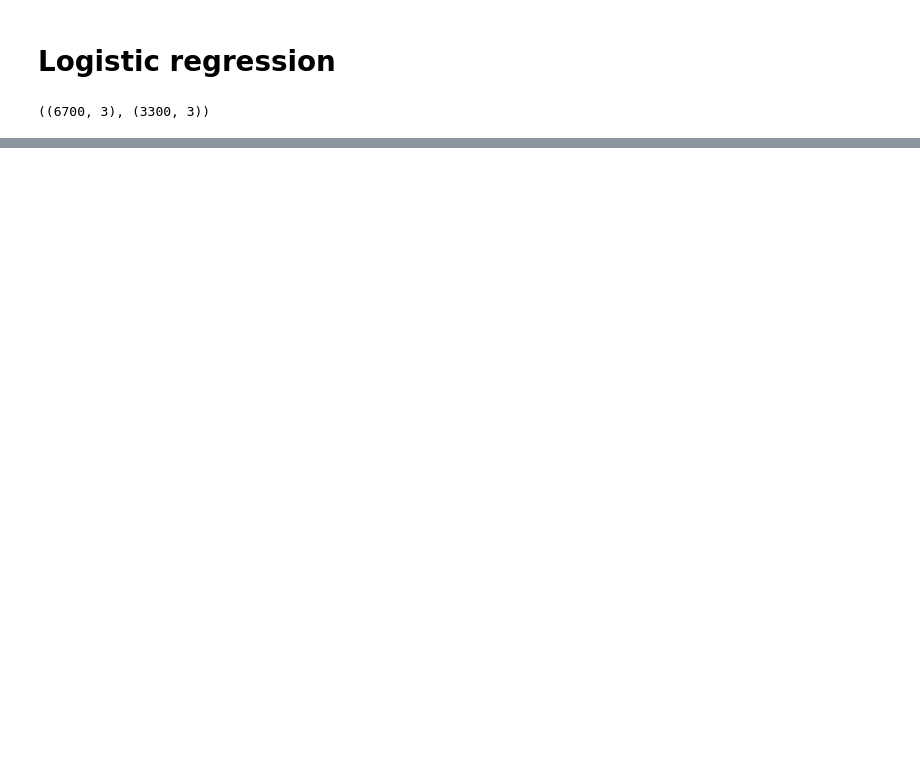
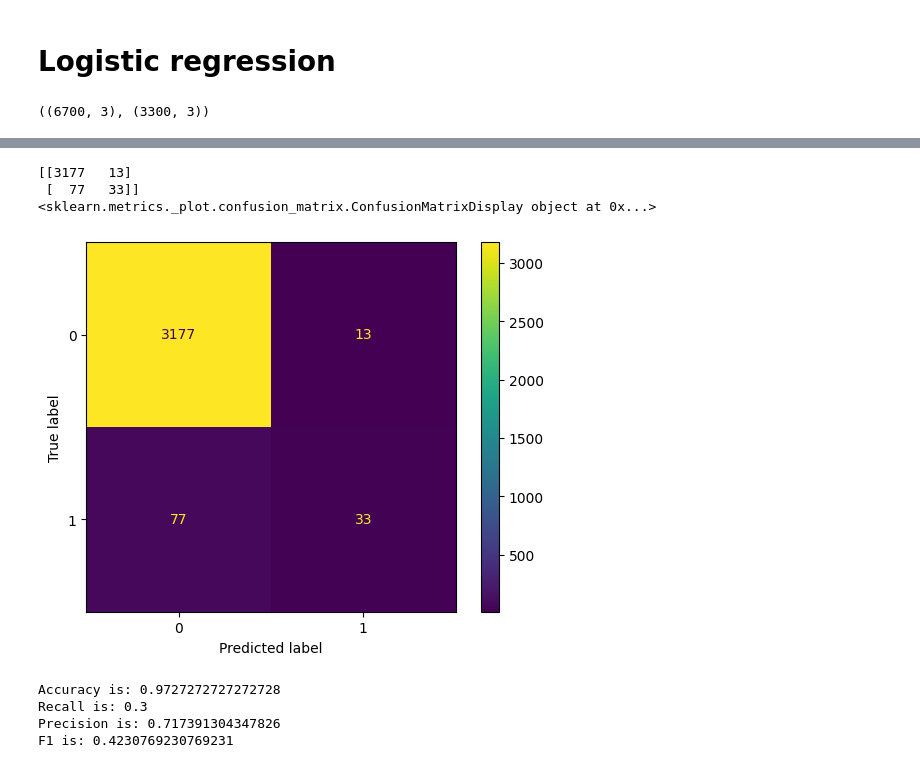
Before and after one commit to JoelOscarsson/Machine-Learning, a Jupyter notebook: Code-Alongs/L5-Logistic-Regression.ipynb, the cells around one changed output, grey strips where cells are left out. Drawn from its saved outputs; the diff is of its cells as text; code cells hidden in the pictures; blank space fills up the shorter version.

```diff
--- a/Code-Alongs/L5-Logistic-Regression.ipynb
+++ b/Code-Alongs/L5-Logistic-Regression.ipynb
@@ -108,3 +135,9 @@ X_train, X_test, y_train, y_test = train_test_split(X, y, test_size=0.33, random
 X_train.shape, X_test.shape
 # %% [output]
 ((6700, 3), (3300, 3))
+# %%
+scaler = StandardScaler()
+scaled_X_train = scaler.fit_transform(X_train)
+scaled_X_test = scaler.transform(X_test)
+
+scaled_X_test.mean(), scaled_X_test.std(), scaled_X_train.mean(), scaled_X_train.std()
@@ -110,0 +146,5 @@ X_train.shape, X_test.shape
+# %%
+model = LogisticRegression(penalty=None) # Vill inte regularisera mer
+
+model.fit(scaled_X_train, y_train) # estimated beta parameters
+model.coef_, model.intercept_ # beta_0, beta_1, beta_2 och intercept
@@ -110,0 +212,4 @@ X_train.shape, X_test.shape
+# %%
+y_pred = model.predict(scaled_X_test)
+y_pred
+# Vi får vilka som är yes eller no. Ser ut som bara typ 1 är yes
@@ -110,0 +262,35 @@ X_train.shape, X_test.shape
+# %%
+from sklearn.metrics import confusion_matrix, ConfusionMatrixDisplay, classification_report
+
+# cm är konvention för confusion matrx
+cm = confusion_matrix(y_test, y_pred)
+# TP, FN, FP, TN
+print(cm)
+
+display = ConfusionMatrixDisplay(cm)
+print(display.plot())
+# %% [output]
+[[3177   13]
+ [  77   33]]
+<sklearn.metrics._plot.confusion_matrix.ConfusionMatrixDisplay object at 0x...>
+[figure, added]
+# %%
+TP = 33
+TN = 3177
+FP = 13
+FN = 77
+
+accuracy = (TP + TN) / (TP + TN + FP + FN)
+recall = TP / (TP + FN)
+precision = TP / (TP + FP)
+f1 = 2 * (precision * recall) / (precision + recall)
+
+print(f"Accuracy is: {accuracy}")
+print(f"Recall is: {recall}")
+print(f"Precision is: {precision}")
+print(f"F1 is: {f1}")
+# %% [output]
+Accuracy is: 0.9727272727272728
+Recall is: 0.3
+Precision is: 0.717391304347826
+F1 is: 0.4230769230769231
```
Also changed, not shown: parts of 18 cells of this notebook.
